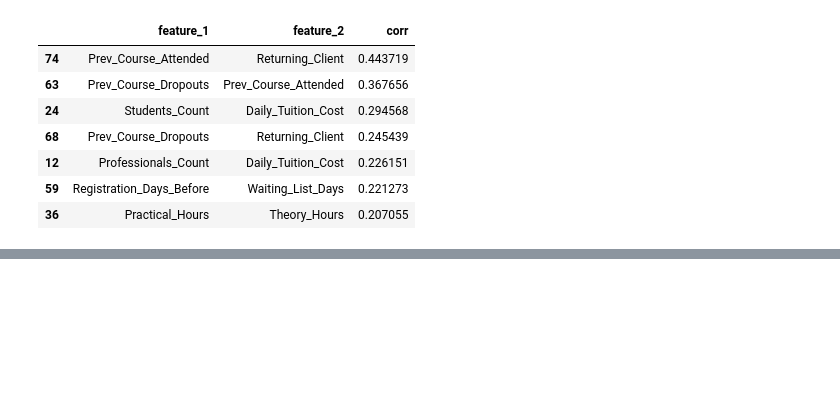
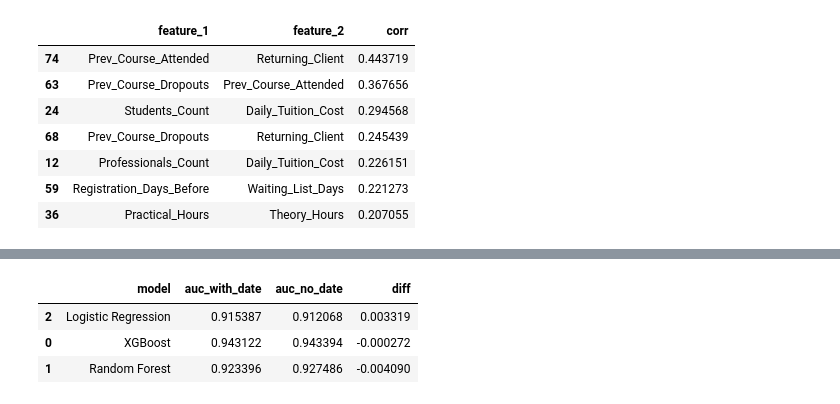
Before and after one commit to manemajef/ml-proj, a Jupyter notebook: notebook.ipynb, the cells around one changed output, grey strips where cells are left out. Cells and saved outputs as stored; diff of their text form; code cells hidden in the pictures; blank space fills up the shorter version.

```diff
--- a/notebook.ipynb
+++ b/notebook.ipynb
@@ -1011,0 +1224,21 @@ So the notebook can include exploratory tables, but the final report should be c
+# %%
+train_no_date = train_df.drop(columns=["Course_Start_Date"])
+val_no_date = val_df.drop(columns=["Course_Start_Date"])
+
+scores_1 = benchmark_models(train_no_date, val_no_date)
+
+score_compare = scores_0.merge(
+    scores_1,
+    on="model",
+    suffixes=("_with_date", "_no_date"),
+)
+
+score_compare["diff"] = score_compare["auc_with_date"] - score_compare["auc_no_date"]
+score_compare = score_compare.sort_values("diff", ascending=False)
+
+display(score_compare)
+# %% [output]
+|  | model | auc_with_date | auc_no_date | diff |
+| 2 | Logistic Regression | 0.915387 | 0.912068 | 0.003319 |
+| 0 | XGBoost | 0.943122 | 0.943394 | -0.000272 |
+| 1 | Random Forest | 0.923396 | 0.927486 | -0.004090 |
```
Also changed, not shown: parts of 38 cells of this notebook, 17 other files.
